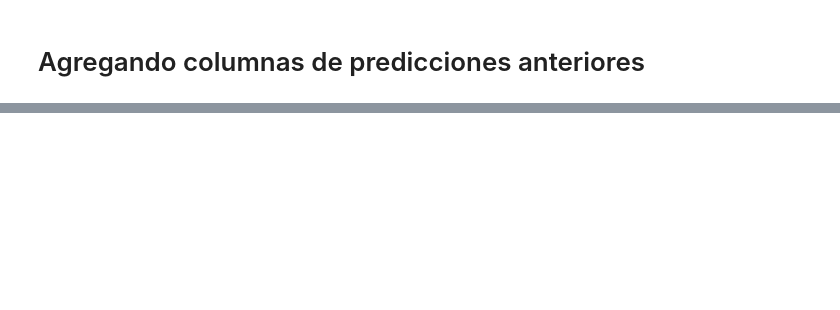
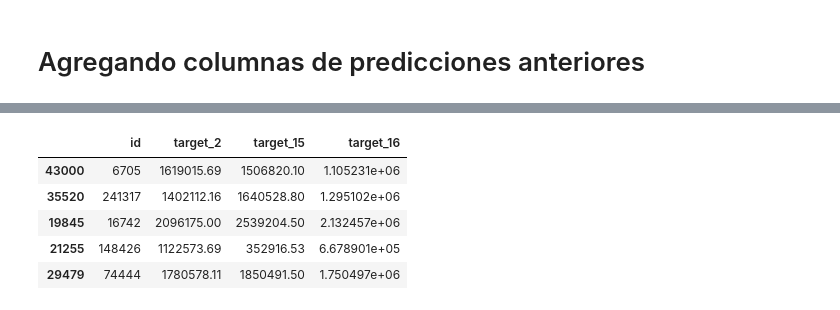
Before and after one commit to rozanecm/7506_tp2_2c2019, a Jupyter notebook: notebooks/model stacking by rozanecm.ipynb, the cells around one changed output, grey strips where cells are left out. Drawn from its saved outputs; the diff is of its cells as text; code cells hidden in the pictures; blank space fills up the shorter version.

```diff
--- a/notebooks/model stacking by rozanecm.ipynb
+++ b/notebooks/model stacking by rozanecm.ipynb
@@ -244,0 +277,4 @@ test.sample(5)
+# %%
+df = pd.read_csv('../predictions/2019.10.28 - 12:03:46 by rozanecm.csv')
+
+test = test.merge(df.rename(columns={'target':current_target_name}), on='id')
@@ -244,0 +318,9 @@ test.sample(5)
+# %%
+test.sample(5)
+# %% [output]
+|  | id | target_2 | target_15 | target_16 |
+| 43000 | 6705 | 1619015.69 | 1506820.10 | 1.105231e+06 |
+| 35520 | 241317 | 1402112.16 | 1640528.80 | 1.295102e+06 |
+| 19845 | 16742 | 2096175.00 | 2539204.50 | 2.132457e+06 |
+| 21255 | 148426 | 1122573.69 | 352916.53 | 6.678901e+05 |
+| 29479 | 74444 | 1780578.11 | 1850491.50 | 1.750497e+06 |
```
Also changed, not shown: parts of 63 cells of this notebook, 4 other files.
